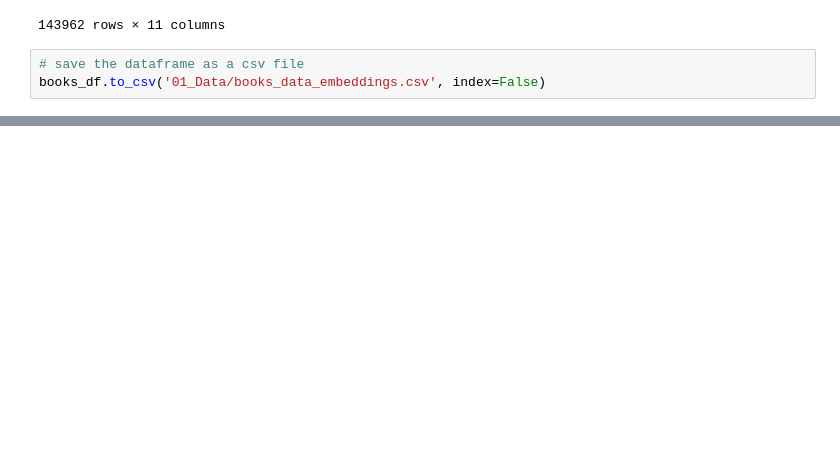
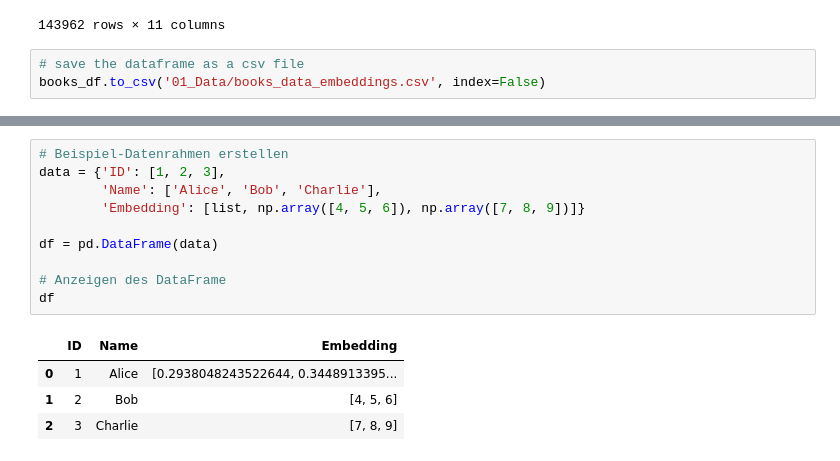
Before and after one commit to t0nychopp3r/recommenderSystem_cds121, a Jupyter notebook: Book_RS.ipynb, the cells around one changed output, grey strips where cells are left out. Saved outputs shown, nothing was run; the diff lists cells and outputs as text; blank space fills up the shorter version.

Commit message:
Embeddings still not working

```diff
--- a/Book_RS.ipynb
+++ b/Book_RS.ipynb
@@ -337,0 +416,15 @@ books_df.to_csv('01_Data/books_data_embeddings.csv', index=False)
+# %%
+# Beispiel-Datenrahmen erstellen
+data = {'ID': [1, 2, 3],
+        'Name': ['Alice', 'Bob', 'Charlie'],
+        'Embedding': [list, np.array([4, 5, 6]), np.array([7, 8, 9])]}
+
+df = pd.DataFrame(data)
+
+# Anzeigen des DataFrame
+df
+# %% [output]
+|  | ID | Name | Embedding |
+| 0 | 1 | Alice | [0.2938048243522644, 0.3448913395... |
+| 1 | 2 | Bob | [4, 5, 6] |
+| 2 | 3 | Charlie | [7, 8, 9] |
```
Also changed, not shown: parts of 9 cells of this notebook.
